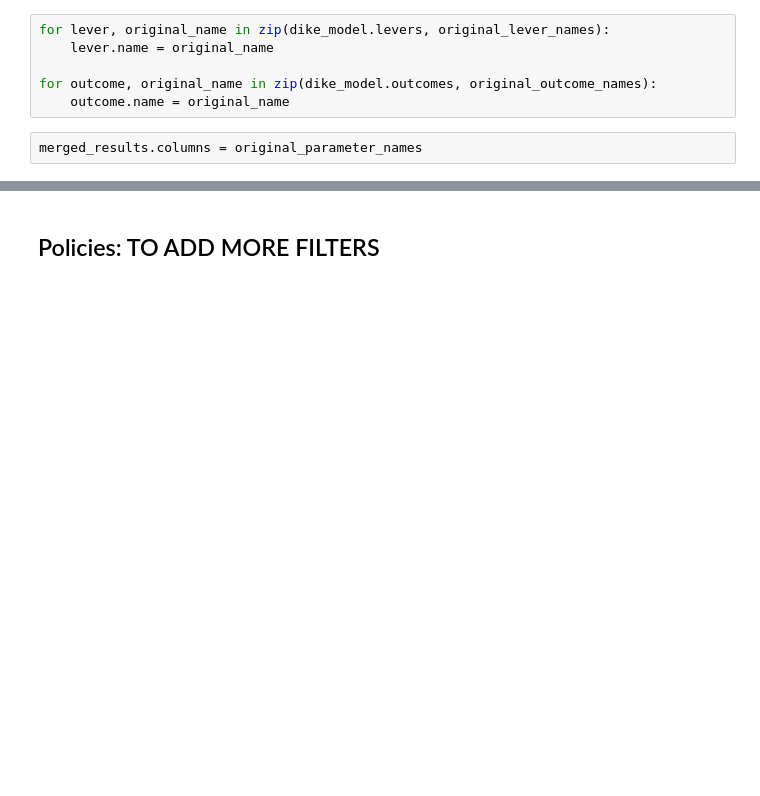
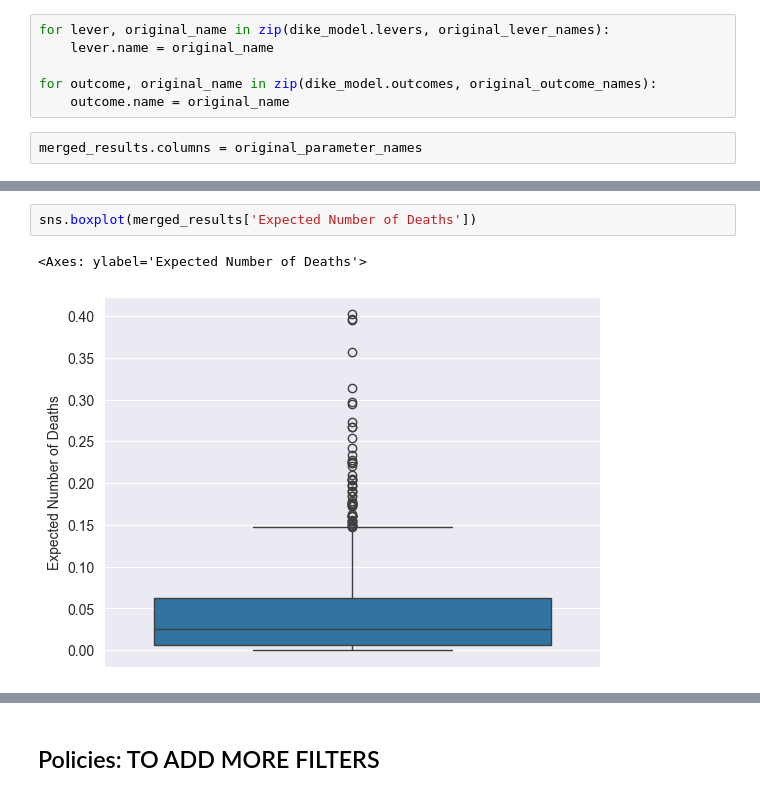
Before and after one commit to daniela1998/MBDM-Group-1, a Jupyter notebook: MORDM Analysis.ipynb, the cells around one changed output, grey strips where cells are left out. Drawn from its saved outputs; the diff is of its cells as text; blank space fills up the shorter version.

```diff
--- a/MORDM Analysis.ipynb
+++ b/MORDM Analysis.ipynb
@@ -127,0 +152,5 @@ merged_results.columns = original_parameter_names
+# %%
+sns.boxplot(merged_results['Expected Number of Deaths'])
+# %% [output]
+<Axes: ylabel='Expected Number of Deaths'>
+[figure, added]
```
Also changed, not shown: parts of 6 cells of this notebook.
